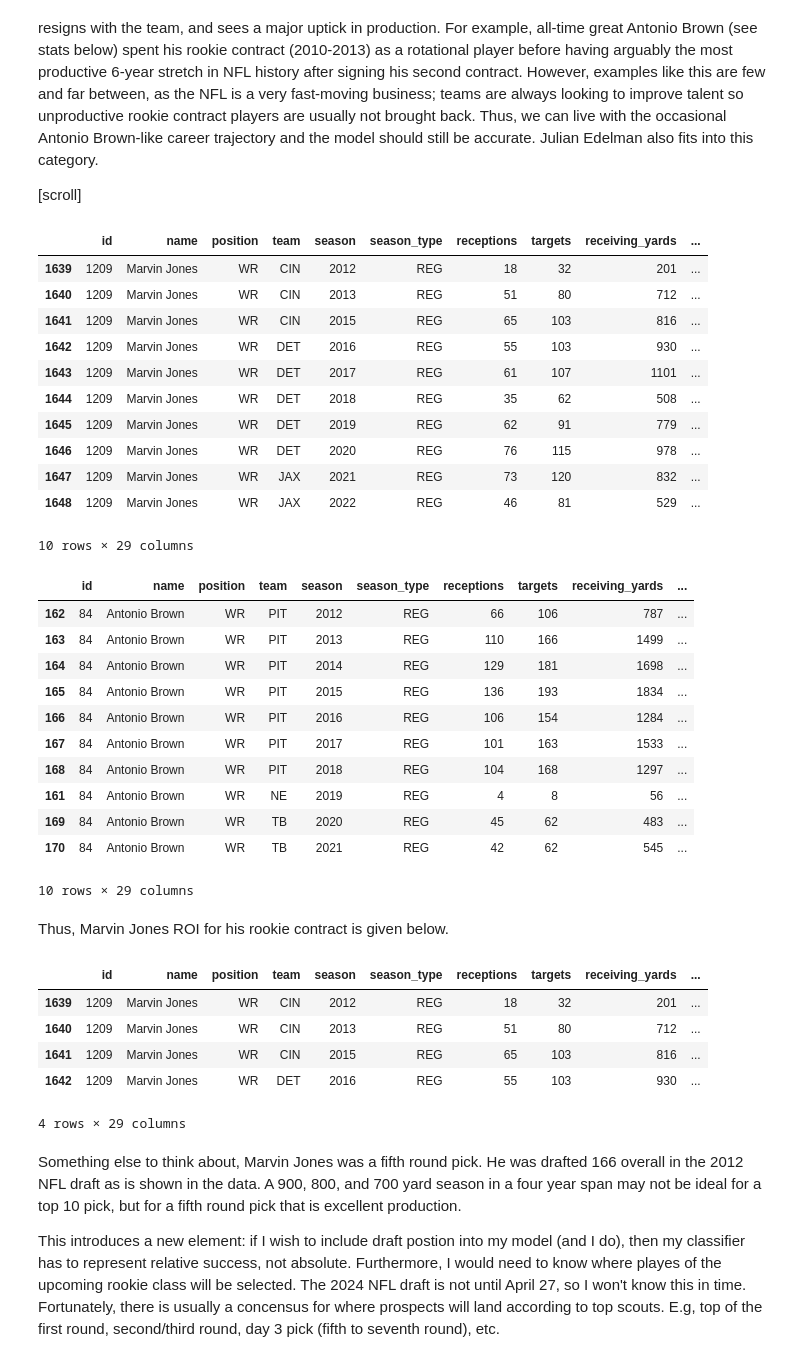
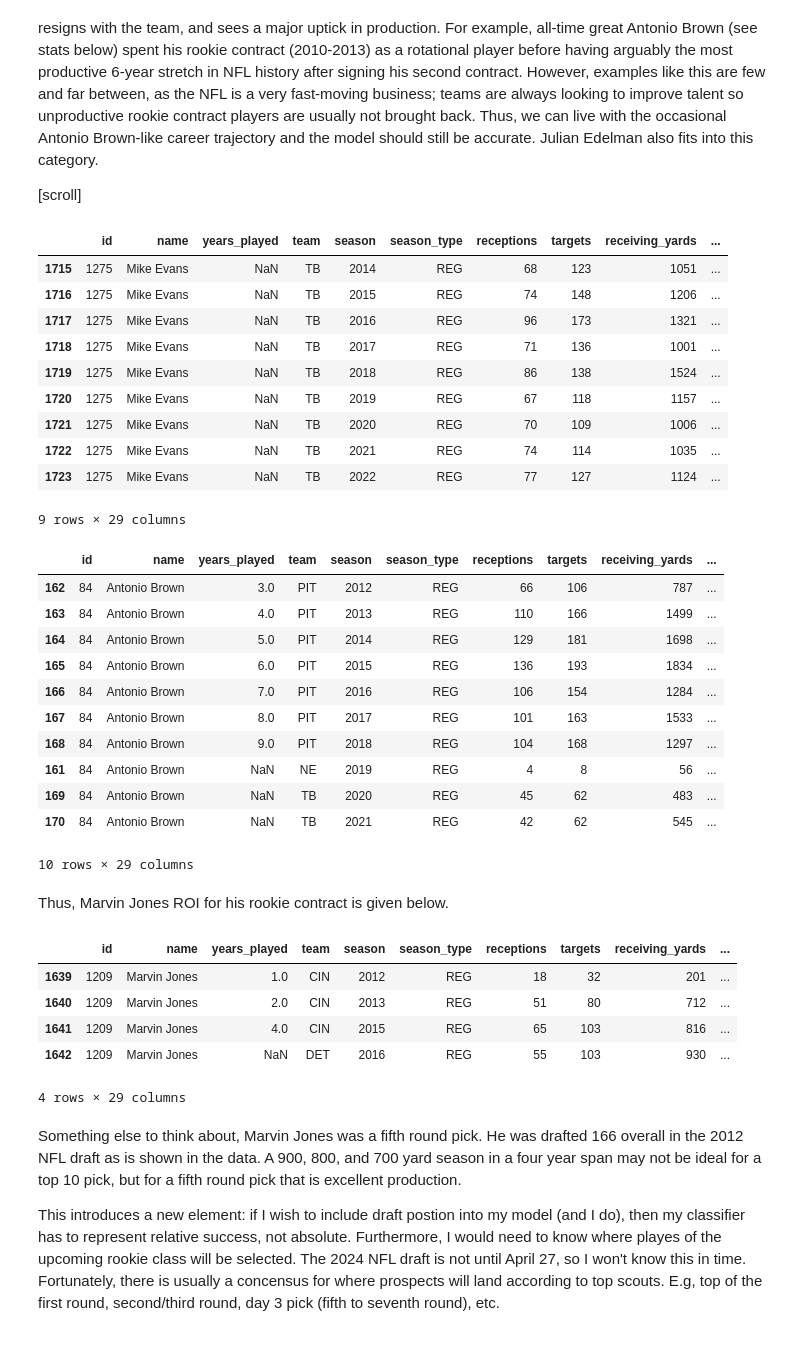
Before and after one commit to GEEThub12/ECONproyect, a Jupyter notebook: le code/working.ipynb, the cells around one changed output. Drawn from its saved outputs; the diff is of its cells as text; code cells hidden in the pictures.

Commit message:
what to do with data
ideas

```diff
--- a/le code/working.ipynb
+++ b/le code/working.ipynb
@@ -10,7 +10,7 @@ from statistics import mean
 
 import requests
 # %%
-WR_data_complete = pd.read_csv('WR_data_complete.csv')
+WR_data_complete = pd.read_csv('Data/WR_data_edited.csv')
 # %% [markdown]
 Here comes the fun part.
 
@@ -28,45 +28,44 @@ Of course, it is possible that a player provides middling value for their franch
 
 [scroll]
 # %%
-WR_data_complete[WR_data_complete['name'] == 'Marvin Jones']
+WR_data_complete[WR_data_complete['name'] == 'Mike Evans']
 # %% [output]
-|  | id | name | position | team | season | season_type | receptions | targets | receiving_yards | ... |
-| 1639 | 1209 | Marvin Jones | WR | CIN | 2012 | REG | 18 | 32 | 201 | ... |
-| 1640 | 1209 | Marvin Jones | WR | CIN | 2013 | REG | 51 | 80 | 712 | ... |
-| 1641 | 1209 | Marvin Jones | WR | CIN | 2015 | REG | 65 | 103 | 816 | ... |
-| 1642 | 1209 | Marvin Jones | WR | DET | 2016 | REG | 55 | 103 | 930 | ... |
-| 1643 | 1209 | Marvin Jones | WR | DET | 2017 | REG | 61 | 107 | 1101 | ... |
-| 1644 | 1209 | Marvin Jones | WR | DET | 2018 | REG | 35 | 62 | 508 | ... |
-| 1645 | 1209 | Marvin Jones | WR | DET | 2019 | REG | 62 | 91 | 779 | ... |
-| 1646 | 1209 | Marvin Jones | WR | DET | 2020 | REG | 76 | 115 | 978 | ... |
-| 1647 | 1209 | Marvin Jones | WR | JAX | 2021 | REG | 73 | 120 | 832 | ... |
-| 1648 | 1209 | Marvin Jones | WR | JAX | 2022 | REG | 46 | 81 | 529 | ... |
+|  | id | name | years_played | team | season | season_type | receptions | targets | receiving_yards | ... |
+| 1715 | 1275 | Mike Evans | NaN | TB | 2014 | REG | 68 | 123 | 1051 | ... |
+| 1716 | 1275 | Mike Evans | NaN | TB | 2015 | REG | 74 | 148 | 1206 | ... |
+| 1717 | 1275 | Mike Evans | NaN | TB | 2016 | REG | 96 | 173 | 1321 | ... |
+| 1718 | 1275 | Mike Evans | NaN | TB | 2017 | REG | 71 | 136 | 1001 | ... |
+| 1719 | 1275 | Mike Evans | NaN | TB | 2018 | REG | 86 | 138 | 1524 | ... |
+| 1720 | 1275 | Mike Evans | NaN | TB | 2019 | REG | 67 | 118 | 1157 | ... |
+| 1721 | 1275 | Mike Evans | NaN | TB | 2020 | REG | 70 | 109 | 1006 | ... |
+| 1722 | 1275 | Mike Evans | NaN | TB | 2021 | REG | 74 | 114 | 1035 | ... |
+| 1723 | 1275 | Mike Evans | NaN | TB | 2022 | REG | 77 | 127 | 1124 | ... |
-10 rows × 29 columns
+9 rows × 29 columns
 # %%
 WR_data_complete[WR_data_complete['name'] == 'Antonio Brown'].sort_values(by=['name','season'])
 # %% [output]
-|  | id | name | position | team | season | season_type | receptions | targets | receiving_yards | ... |
-| 162 | 84 | Antonio Brown | WR | PIT | 2012 | REG | 66 | 106 | 787 | ... |
-| 163 | 84 | Antonio Brown | WR | PIT | 2013 | REG | 110 | 166 | 1499 | ... |
-| 164 | 84 | Antonio Brown | WR | PIT | 2014 | REG | 129 | 181 | 1698 | ... |
-| 165 | 84 | Antonio Brown | WR | PIT | 2015 | REG | 136 | 193 | 1834 | ... |
-| 166 | 84 | Antonio Brown | WR | PIT | 2016 | REG | 106 | 154 | 1284 | ... |
-| 167 | 84 | Antonio Brown | WR | PIT | 2017 | REG | 101 | 163 | 1533 | ... |
-| 168 | 84 | Antonio Brown | WR | PIT | 2018 | REG | 104 | 168 | 1297 | ... |
-| 161 | 84 | Antonio Brown | WR | NE | 2019 | REG | 4 | 8 | 56 | ... |
-| 169 | 84 | Antonio Brown | WR | TB | 2020 | REG | 45 | 62 | 483 | ... |
-| 170 | 84 | Antonio Brown | WR | TB | 2021 | REG | 42 | 62 | 545 | ... |
+|  | id | name | years_played | team | season | season_type | receptions | targets | receiving_yards | ... |
+| 162 | 84 | Antonio Brown | 3.0 | PIT | 2012 | REG | 66 | 106 | 787 | ... |
+| 163 | 84 | Antonio Brown | 4.0 | PIT | 2013 | REG | 110 | 166 | 1499 | ... |
+| 164 | 84 | Antonio Brown | 5.0 | PIT | 2014 | REG | 129 | 181 | 1698 | ... |
+| 165 | 84 | Antonio Brown | 6.0 | PIT | 2015 | REG | 136 | 193 | 1834 | ... |
+| 166 | 84 | Antonio Brown | 7.0 | PIT | 2016 | REG | 106 | 154 | 1284 | ... |
+| 167 | 84 | Antonio Brown | 8.0 | PIT | 2017 | REG | 101 | 163 | 1533 | ... |
+| 168 | 84 | Antonio Brown | 9.0 | PIT | 2018 | REG | 104 | 168 | 1297 | ... |
+| 161 | 84 | Antonio Brown | NaN | NE | 2019 | REG | 4 | 8 | 56 | ... |
+| 169 | 84 | Antonio Brown | NaN | TB | 2020 | REG | 45 | 62 | 483 | ... |
+| 170 | 84 | Antonio Brown | NaN | TB | 2021 | REG | 42 | 62 | 545 | ... |
 10 rows × 29 columns
 # %% [markdown]
 Thus, Marvin Jones ROI for his rookie contract is given below.
 # %%
 WR_data_complete[WR_data_complete['name'] == 'Marvin Jones'].head(4)
 # %% [output]
-|  | id | name | position | team | season | season_type | receptions | targets | receiving_yards | ... |
-| 1639 | 1209 | Marvin Jones | WR | CIN | 2012 | REG | 18 | 32 | 201 | ... |
-| 1640 | 1209 | Marvin Jones | WR | CIN | 2013 | REG | 51 | 80 | 712 | ... |
-| 1641 | 1209 | Marvin Jones | WR | CIN | 2015 | REG | 65 | 103 | 816 | ... |
-| 1642 | 1209 | Marvin Jones | WR | DET | 2016 | REG | 55 | 103 | 930 | ... |
+|  | id | name | years_played | team | season | season_type | receptions | targets | receiving_yards | ... |
+| 1639 | 1209 | Marvin Jones | 1.0 | CIN | 2012 | REG | 18 | 32 | 201 | ... |
+| 1640 | 1209 | Marvin Jones | 2.0 | CIN | 2013 | REG | 51 | 80 | 712 | ... |
+| 1641 | 1209 | Marvin Jones | 4.0 | CIN | 2015 | REG | 65 | 103 | 816 | ... |
+| 1642 | 1209 | Marvin Jones | NaN | DET | 2016 | REG | 55 | 103 | 930 | ... |
 4 rows × 29 columns
 # %% [markdown]
 Something else to think about, Marvin Jones was a fifth round pick. He was drafted 166 overall in the 2012 NFL draft as is shown in the data. A 900, 800, and 700 yard season in a four year span may not be ideal for a top 10 pick, but for a fifth round pick that is excellent production.
```
Also changed, not shown: parts of 4 cells of this notebook.
